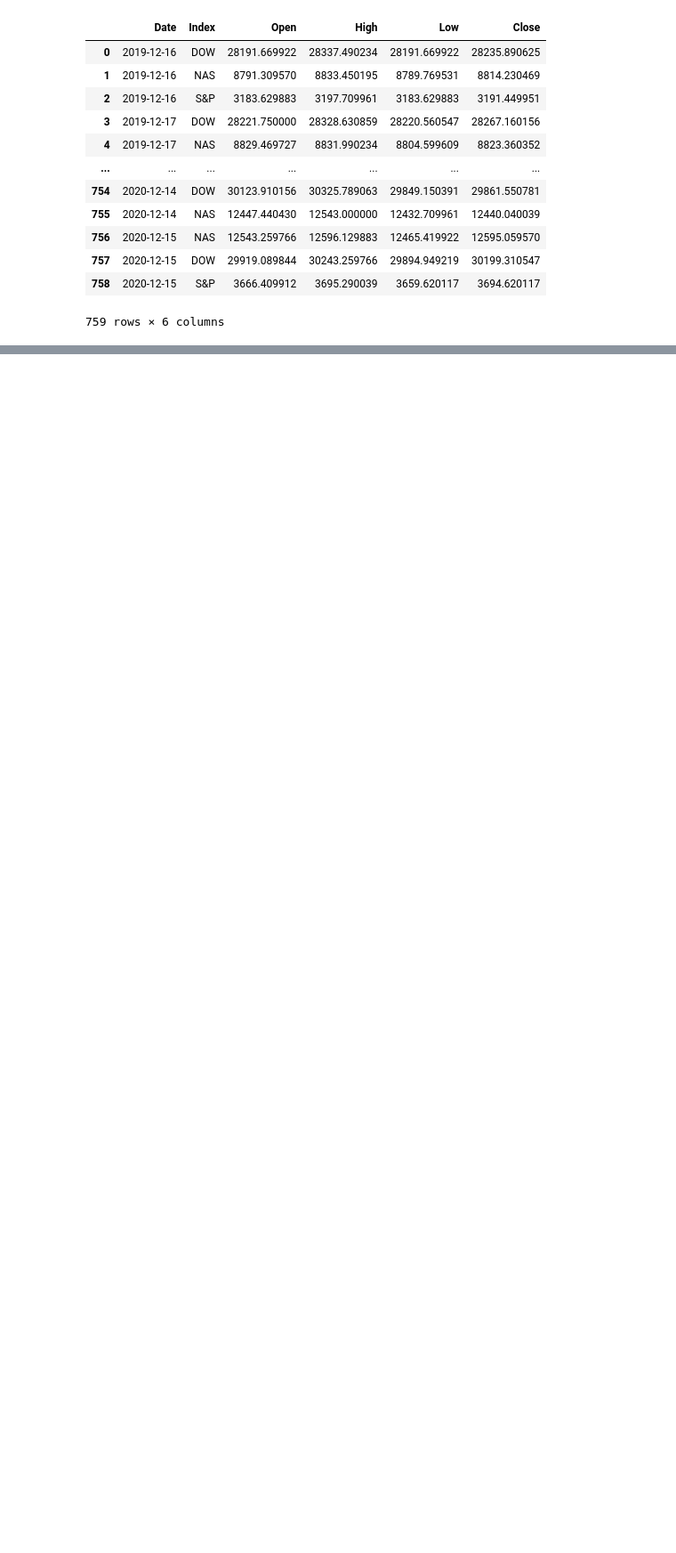
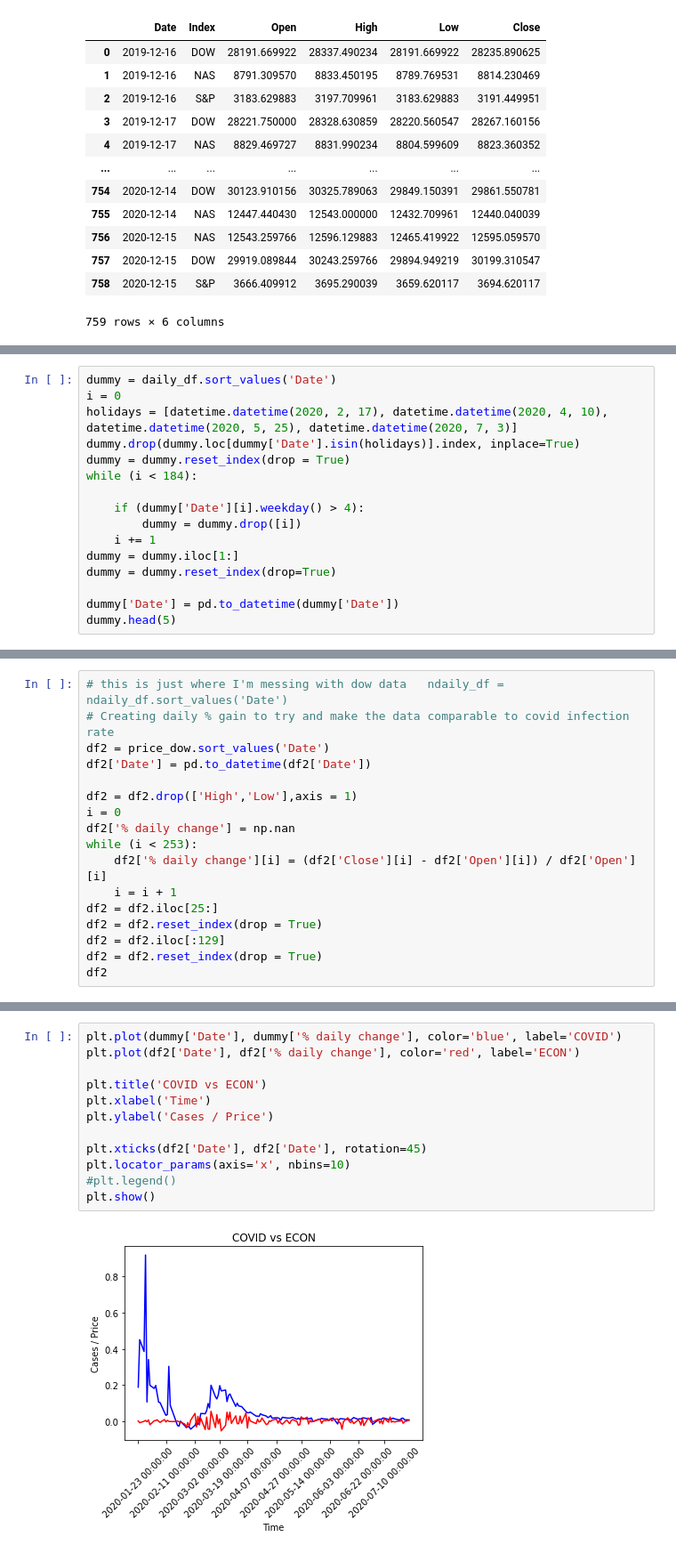
Before and after one commit to JonathanConn/320_final, a Jupyter notebook: main.ipynb, the cells around one changed output, grey strips where cells are left out. Shown at 89% size. Drawn from its saved outputs; the diff is of its cells as text; blank space fills up the shorter version.

```diff
--- a/main.ipynb
+++ b/main.ipynb
@@ -278,0 +334,16 @@ plt.show()
+# %%
+dummy = daily_df.sort_values('Date')
+i = 0
+holidays = [datetime.datetime(2020, 2, 17), datetime.datetime(2020, 4, 10), datetime.datetime(2020, 5, 25), datetime.datetime(2020, 7, 3)]
+dummy.drop(dummy.loc[dummy['Date'].isin(holidays)].index, inplace=True)
+dummy = dummy.reset_index(drop = True)
+while (i < 184):
+
+    if (dummy['Date'][i].weekday() > 4):
+        dummy = dummy.drop([i])
+    i += 1
+dummy = dummy.iloc[1:]
+dummy = dummy.reset_index(drop=True)
+
+dummy['Date'] = pd.to_datetime(dummy['Date'])
+dummy.head(5)
@@ -278,0 +359,17 @@ plt.show()
+# %%
+# this is just where I'm messing with dow data   ndaily_df = ndaily_df.sort_values('Date')
+# Creating daily % gain to try and make the data comparable to covid infection rate
+df2 = price_dow.sort_values('Date')
+df2['Date'] = pd.to_datetime(df2['Date'])
+
+df2 = df2.drop(['High','Low'],axis = 1)
+i = 0
+df2['% daily change'] = np.nan
+while (i < 253):
+    df2['% daily change'][i] = (df2['Close'][i] - df2['Open'][i]) / df2['Open'][i]
+    i = i + 1
+df2 = df2.iloc[25:]
+df2 = df2.reset_index(drop = True)
+df2 = df2.iloc[:129]
+df2 = df2.reset_index(drop = True)
+df2
@@ -278,0 +406,14 @@ plt.show()
+# %%
+plt.plot(dummy['Date'], dummy['% daily change'], color='blue', label='COVID')
+plt.plot(df2['Date'], df2['% daily change'], color='red', label='ECON')
+
+plt.title('COVID vs ECON')
+plt.xlabel('Time')
+plt.ylabel('Cases / Price')
+
+plt.xticks(df2['Date'], df2['Date'], rotation=45)
+plt.locator_params(axis='x', nbins=10)
+#plt.legend()
+plt.show()
+# %% [output]
+[figure, added]
```
Also changed, not shown: parts of 17 cells of this notebook.
